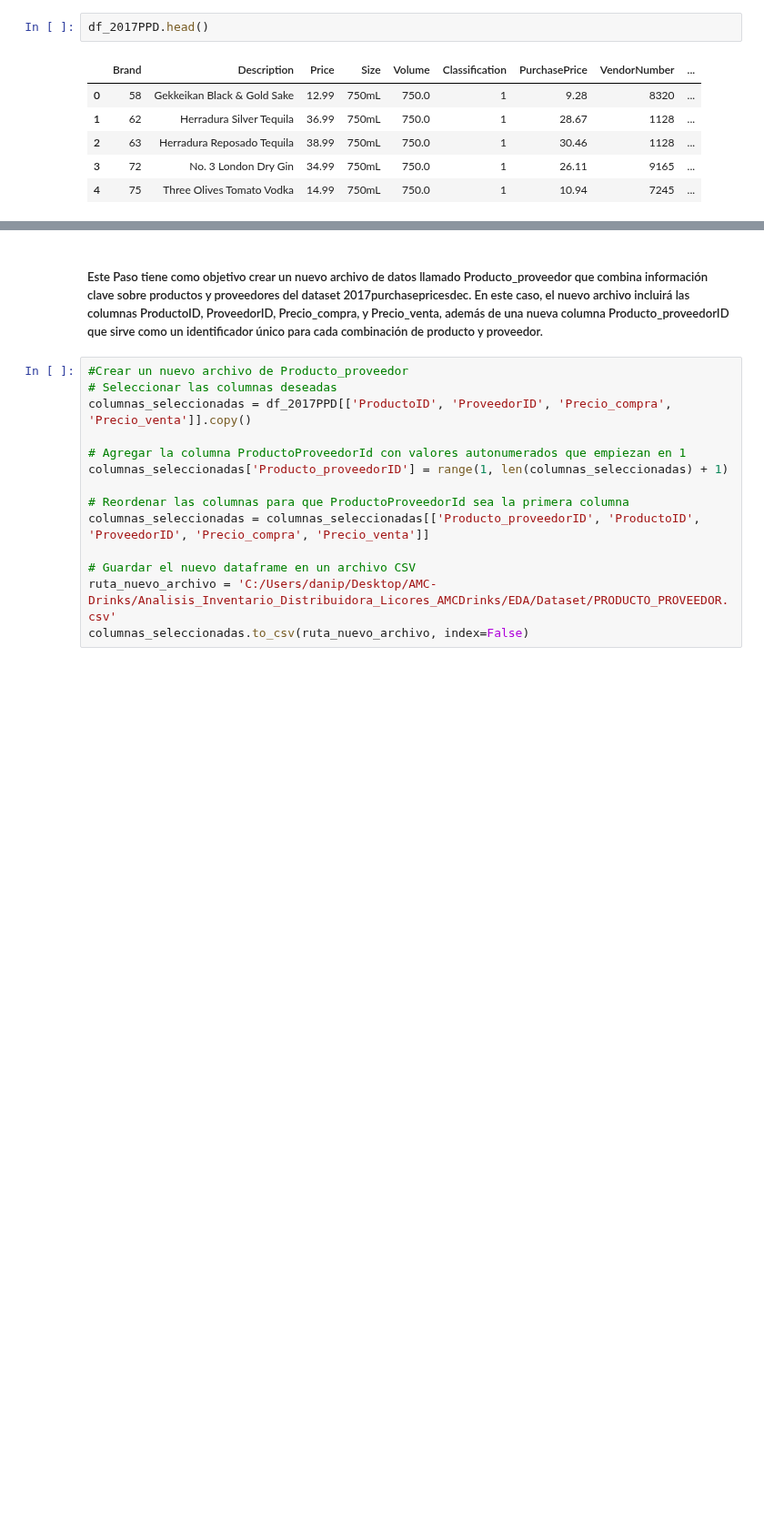
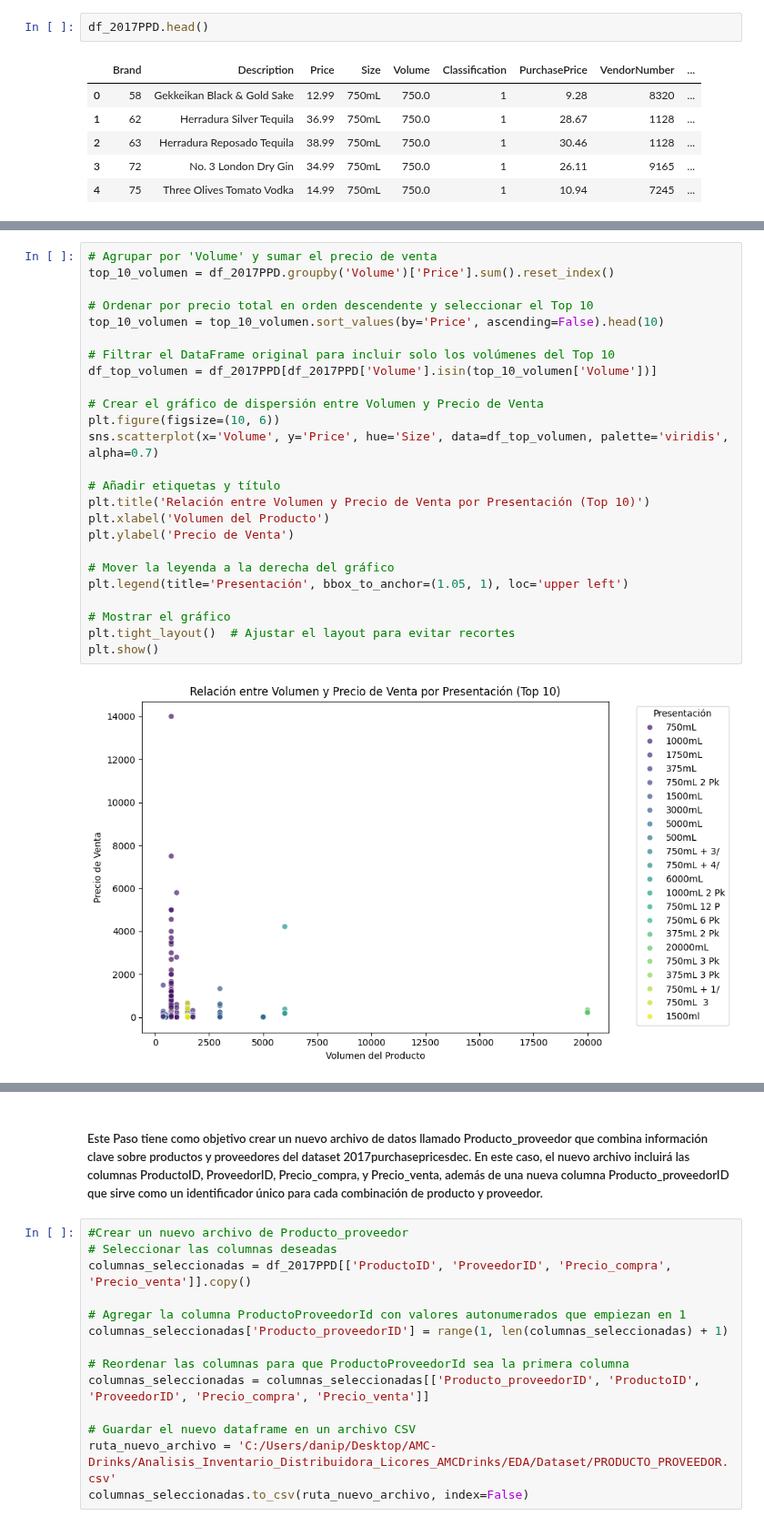
Before and after one commit to danipars/Analisis_Inventario_Distribuidora_Licores_AMCDrinks, a Jupyter notebook: EDA/PreciosProducto.ipynb, the cells around one changed output, grey strips where cells are left out. Shown at 91% size. Drawn from its saved outputs; the diff is of its cells as text; blank space fills up the shorter version.

Commit message:
Precio Venta vs Volumen Producto Gráfico

```diff
--- a/EDA/PreciosProducto.ipynb
+++ b/EDA/PreciosProducto.ipynb
@@ -424,3 +450,30 @@ df_2017PPD.head()
+# %%
+# Agrupar por 'Volume' y sumar el precio de venta
+top_10_volumen = df_2017PPD.groupby('Volume')['Price'].sum().reset_index()
+
+# Ordenar por precio total en orden descendente y seleccionar el Top 10
+top_10_volumen = top_10_volumen.sort_values(by='Price', ascending=False).head(10)
+
+# Filtrar el DataFrame original para incluir solo los volúmenes del Top 10
+df_top_volumen = df_2017PPD[df_2017PPD['Volume'].isin(top_10_volumen['Volume'])]
+
+# Crear el gráfico de dispersión entre Volumen y Precio de Venta
+plt.figure(figsize=(10, 6))
+sns.scatterplot(x='Volume', y='Price', hue='Size', data=df_top_volumen, palette='viridis', alpha=0.7)
+
+# Añadir etiquetas y título
+plt.title('Relación entre Volumen y Precio de Venta por Presentación (Top 10)')
+plt.xlabel('Volumen del Producto')
+plt.ylabel('Precio de Venta')
+
+# Mover la leyenda a la derecha del gráfico
+plt.legend(title='Presentación', bbox_to_anchor=(1.05, 1), loc='upper left')
+
+# Mostrar el gráfico
+plt.tight_layout()  # Ajustar el layout para evitar recortes
+plt.show()
+# %% [output]
+[figure, added]
 # %%
 # Cambio de idioma a espanol y de nombre a las columnas
 # Diccionario que mapea los nombres actuales de las columnas a los nuevos nombres
```
Also changed, not shown: parts of 2 cells of this notebook.
